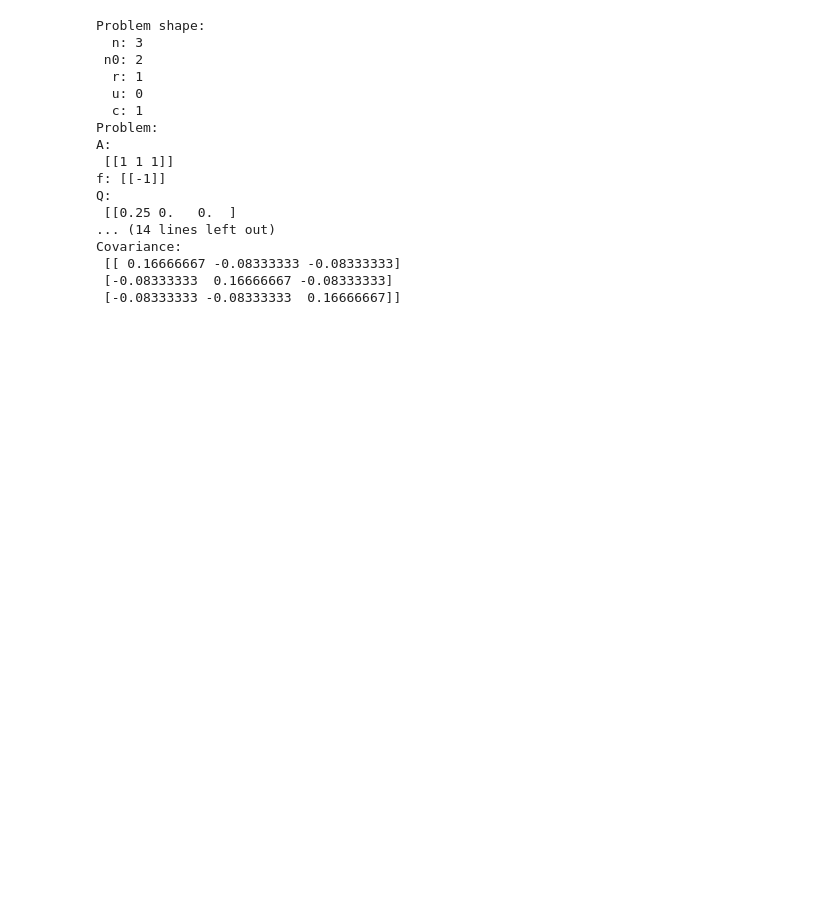
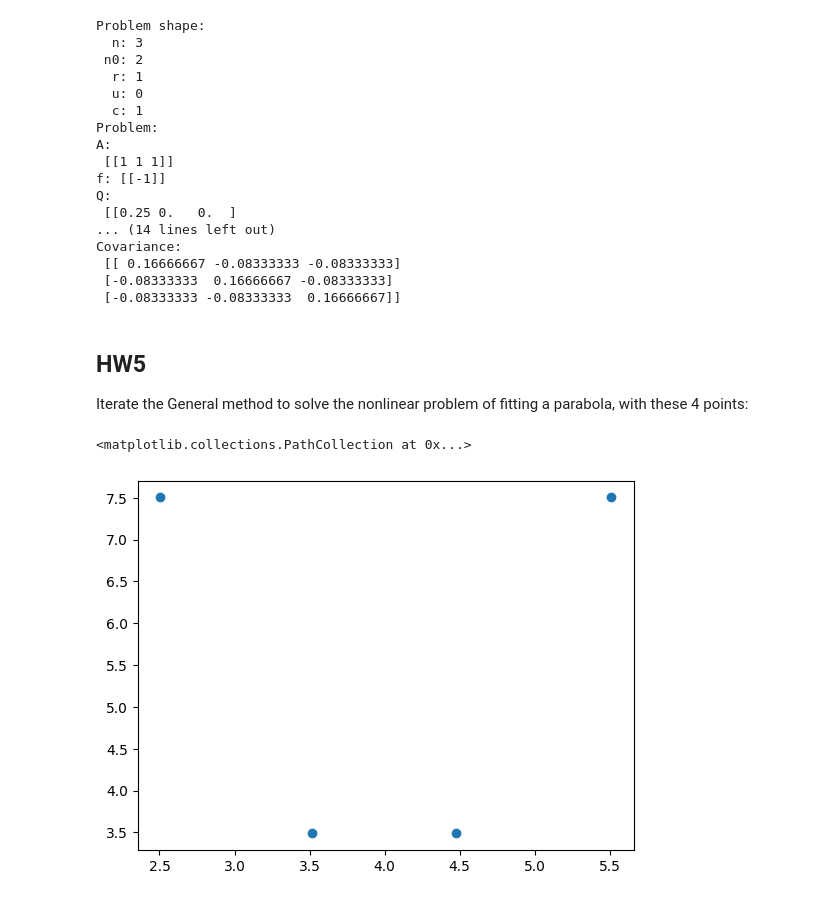
Before and after one commit to RubeRad/pho, a Jupyter notebook: Adjustments.ipynb, the cells around one changed output. Saved outputs shown, nothing was run; the diff lists cells and outputs as text; code cells hidden in the pictures; blank space fills up the shorter version.

```diff
--- a/Adjustments.ipynb
+++ b/Adjustments.ipynb
@@ -355,3 +372,18 @@ Covariance:
  [[ 0.16666667 -0.08333333 -0.08333333]
  [-0.08333333  0.16666667 -0.08333333]
  [-0.08333333 -0.08333333  0.16666667]]
+# %% [markdown]
+## HW5
+
+Iterate the General method to solve the nonlinear problem of fitting a parabola, with these 4 points:
+# %%
+l=np.array([2.5054,3.5183,4.4774,5.5086,
+            7.5032,3.4869,3.4957,7.5034]).reshape((8,1))
+x = l[0:4,0]
+y = l[4:8,0]
+Q = np.eye(8)*0.01*0.01
+# %%
+plt.scatter(x,y)
+# %% [output]
+<matplotlib.collections.PathCollection at 0x...>
+[figure, added]
```
Also changed, not shown: parts of 34 cells of this notebook.
